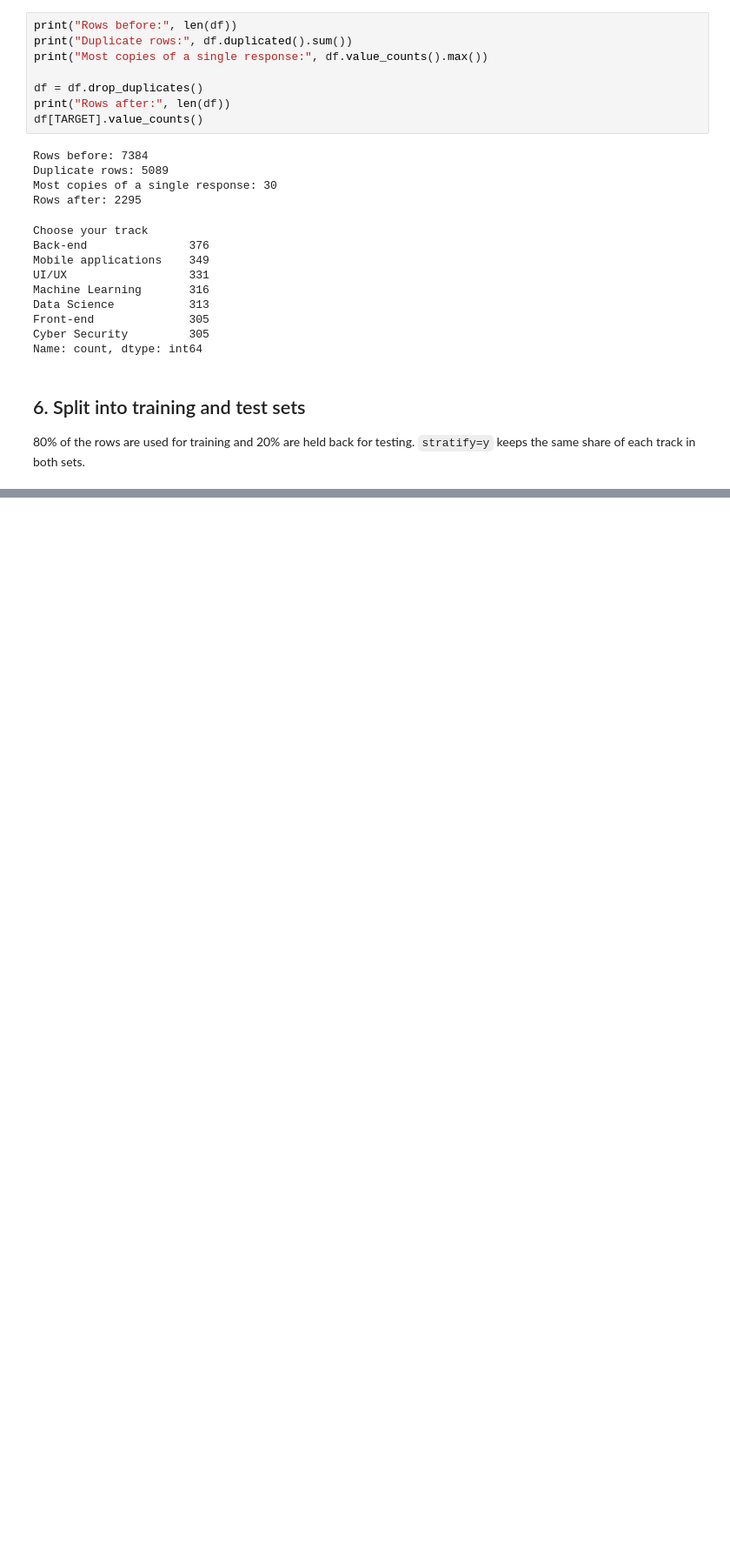
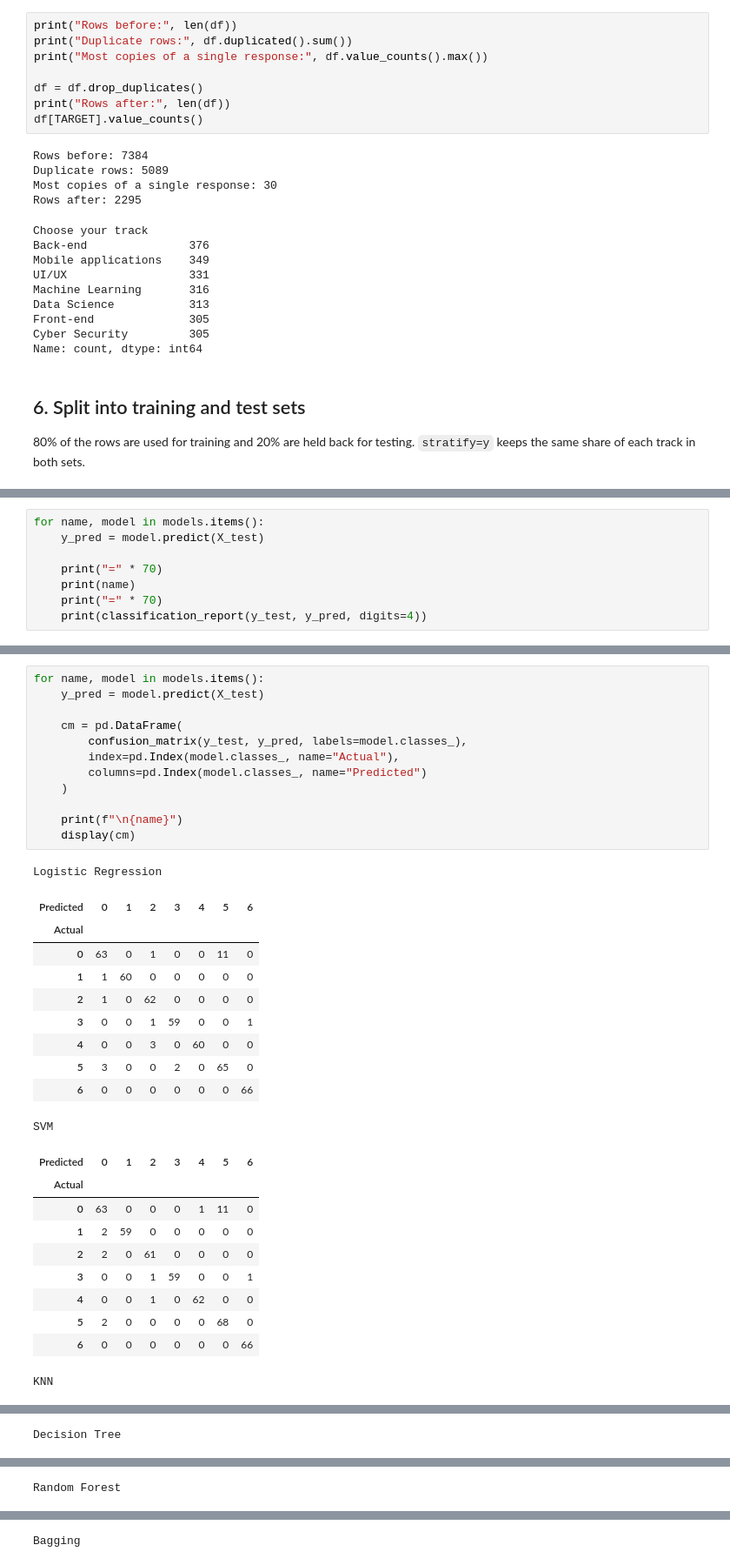
Before and after one commit to Mostafa1111918/NTI-project, a Jupyter notebook: project.ipynb, the cells around one changed output, grey strips where cells are left out. Shown at 87% size. Drawn from its saved outputs; the diff is of its cells as text; blank space fills up the shorter version.

```diff
--- a/project.ipynb
+++ b/project.ipynb
@@ -577,0 +424,8 @@ pd.DataFrame(
+# %%
+for name, model in models.items():
+    y_pred = model.predict(X_test)
+
+    print("=" * 70)
+    print(name)
+    print("=" * 70)
+    print(classification_report(y_test, y_pred, digits=4))
@@ -577,0 +454,34 @@ pd.DataFrame(
+# %%
+for name, model in models.items():
+    y_pred = model.predict(X_test)
+
+    cm = pd.DataFrame(
+        confusion_matrix(y_test, y_pred, labels=model.classes_),
+        index=pd.Index(model.classes_, name="Actual"),
+        columns=pd.Index(model.classes_, name="Predicted")
+    )
+
+    print(f"\n{name}")
+    display(cm)
+# %% [output]
+Logistic Regression
+| Predicted | 0 | 1 | 2 | 3 | 4 | 5 | 6 |
+| Actual |  |  |  |  |  |  |  |
+| 0 | 63 | 0 | 1 | 0 | 0 | 11 | 0 |
+| 1 | 1 | 60 | 0 | 0 | 0 | 0 | 0 |
+| 2 | 1 | 0 | 62 | 0 | 0 | 0 | 0 |
+| 3 | 0 | 0 | 1 | 59 | 0 | 0 | 1 |
+| 4 | 0 | 0 | 3 | 0 | 60 | 0 | 0 |
+| 5 | 3 | 0 | 0 | 2 | 0 | 65 | 0 |
+| 6 | 0 | 0 | 0 | 0 | 0 | 0 | 66 |
+SVM
+| Predicted | 0 | 1 | 2 | 3 | 4 | 5 | 6 |
+| Actual |  |  |  |  |  |  |  |
+| 0 | 63 | 0 | 0 | 0 | 1 | 11 | 0 |
+| 1 | 2 | 59 | 0 | 0 | 0 | 0 | 0 |
+| 2 | 2 | 0 | 61 | 0 | 0 | 0 | 0 |
+| 3 | 0 | 0 | 1 | 59 | 0 | 0 | 1 |
+| 4 | 0 | 0 | 1 | 0 | 62 | 0 | 0 |
+| 5 | 2 | 0 | 0 | 0 | 0 | 68 | 0 |
+| 6 | 0 | 0 | 0 | 0 | 0 | 0 | 66 |
+KNN
@@ -577,0 +497 @@ pd.DataFrame(
+Decision Tree
@@ -577,0 +507 @@ pd.DataFrame(
+Random Forest
@@ -577,0 +517 @@ pd.DataFrame(
+Bagging
```
Also changed, not shown: parts of 35 cells of this notebook, 1 other file.
